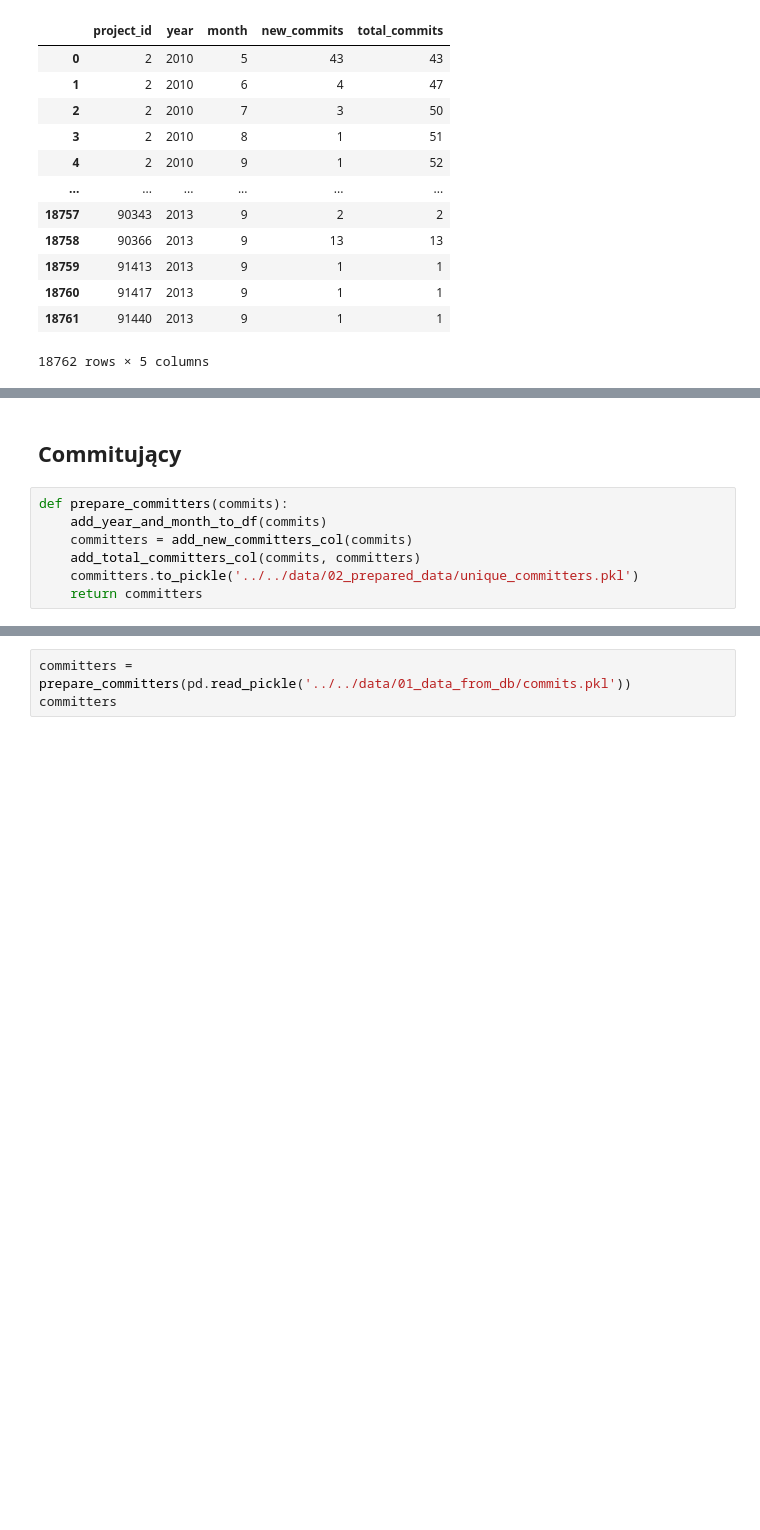
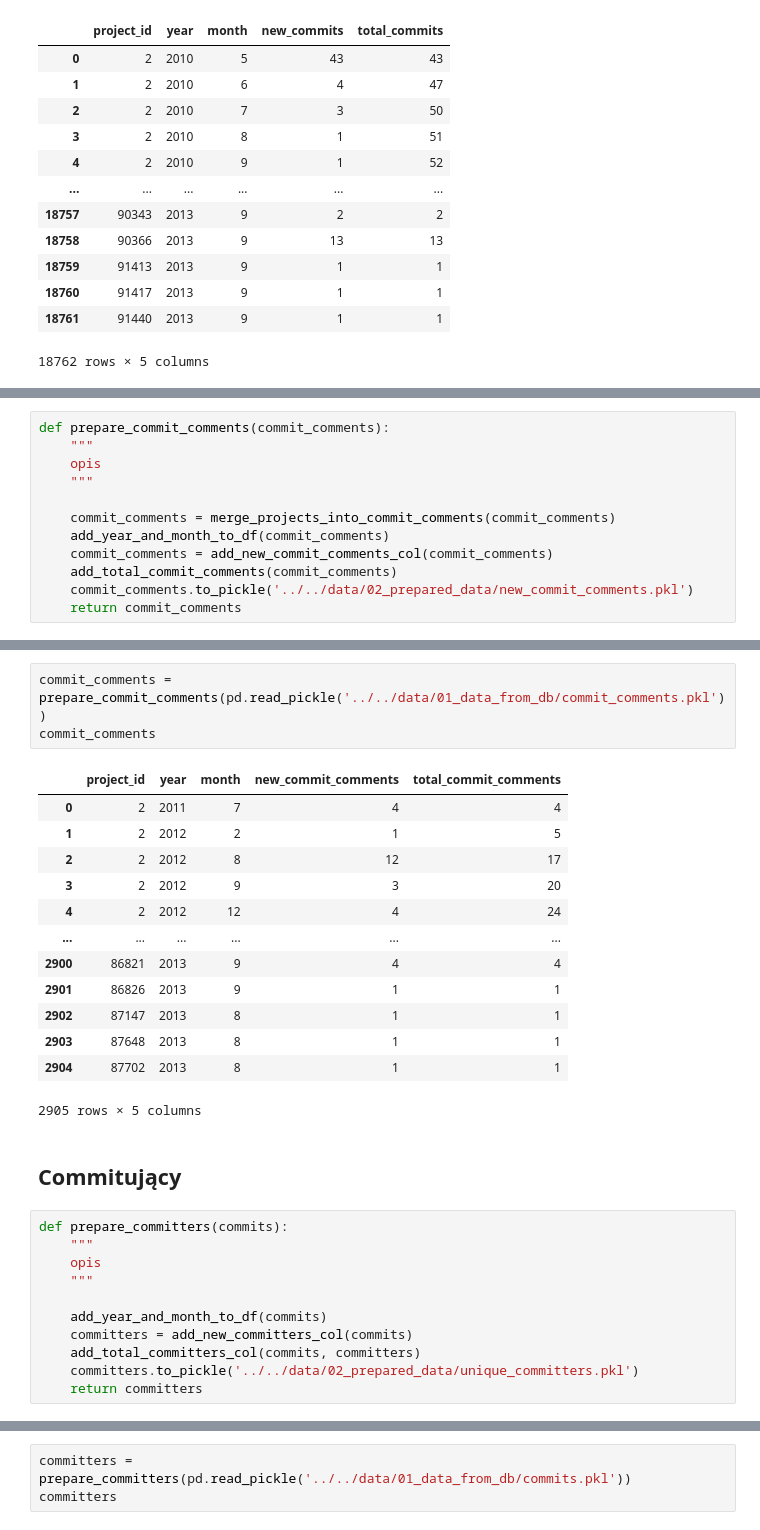
Before and after one commit to DuDiiC/engineering-thesis, a Jupyter notebook: notebooks/02_data_preparing/data_preparing.ipynb, the cells around one changed output, grey strips where cells are left out. Saved outputs shown, nothing was run; the diff lists cells and outputs as text; blank space fills up the shorter version.

```diff
--- a/notebooks/02_data_preparing/data_preparing.ipynb
+++ b/notebooks/02_data_preparing/data_preparing.ipynb
@@ -112,0 +132,12 @@ commits
+# %%
+def prepare_commit_comments(commit_comments):
+    """
+    opis
+    """
+
+    commit_comments = merge_projects_into_commit_comments(commit_comments)
+    add_year_and_month_to_df(commit_comments)
+    commit_comments = add_new_commit_comments_col(commit_comments)
+    add_total_commit_comments(commit_comments)
+    commit_comments.to_pickle('../../data/02_prepared_data/new_commit_comments.pkl')
+    return commit_comments
@@ -113,7 +175,28 @@ commits
+# %%
+commit_comments = prepare_commit_comments(pd.read_pickle('../../data/01_data_from_db/commit_comments.pkl'))
+commit_comments
+# %% [output]
+|  | project_id | year | month | new_commit_comments | total_commit_comments |
+| 0 | 2 | 2011 | 7 | 4 | 4 |
+| 1 | 2 | 2012 | 2 | 1 | 5 |
+| 2 | 2 | 2012 | 8 | 12 | 17 |
+| 3 | 2 | 2012 | 9 | 3 | 20 |
+| 4 | 2 | 2012 | 12 | 4 | 24 |
+| ... | ... | ... | ... | ... | ... |
+| 2900 | 86821 | 2013 | 9 | 4 | 4 |
+| 2901 | 86826 | 2013 | 9 | 1 | 1 |
+| 2902 | 87147 | 2013 | 8 | 1 | 1 |
+| 2903 | 87648 | 2013 | 8 | 1 | 1 |
+| 2904 | 87702 | 2013 | 8 | 1 | 1 |
+2905 rows × 5 columns
 # %% [markdown]
 ## Commitujący
 # %%
 def prepare_committers(commits):
+    """
+    opis
+    """
+
     add_year_and_month_to_df(commits)
     committers = add_new_committers_col(commits)
     add_total_committers_col(commits, committers)
```
Also changed, not shown: parts of 68 cells of this notebook.
